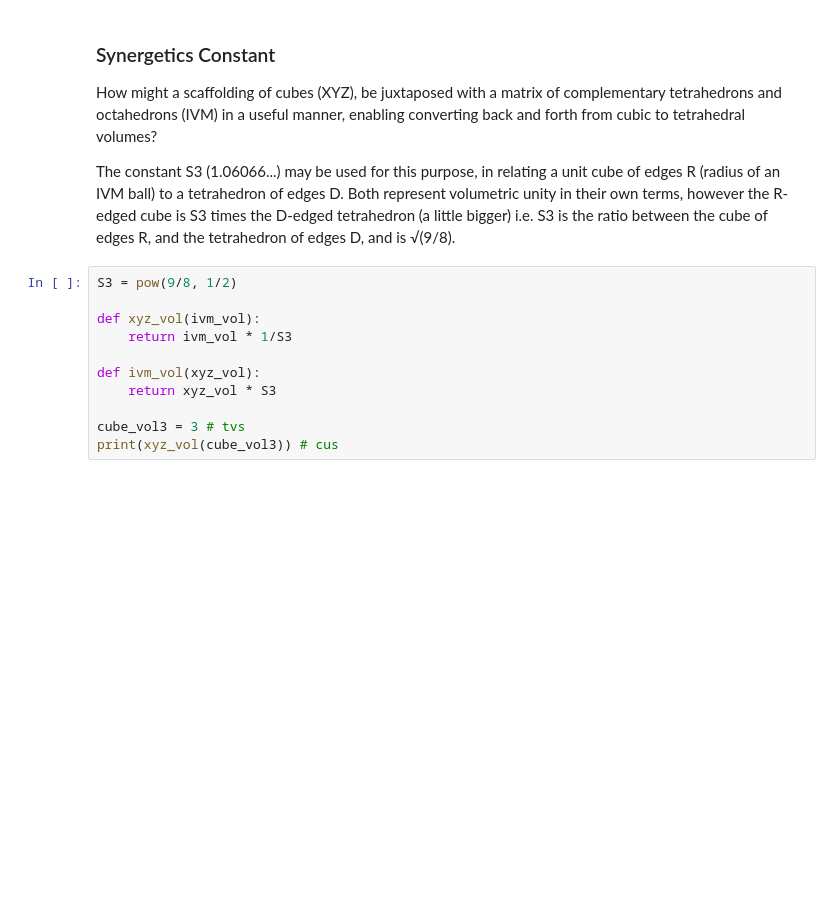
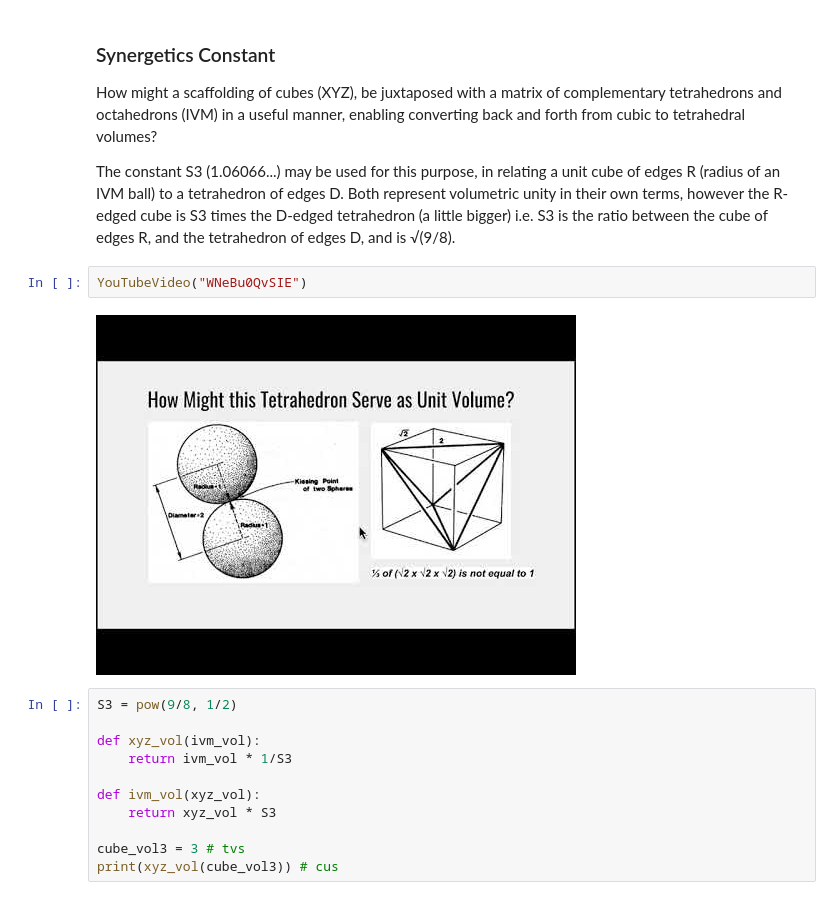
Before and after one commit to 4dsolutions/DigitalMathematics, a Jupyter notebook: MartianMath.ipynb, the cells around one changed output. Saved outputs shown, nothing was run; the diff lists cells and outputs as text; blank space fills up the shorter version.

```diff
--- a/MartianMath.ipynb
+++ b/MartianMath.ipynb
@@ -140,6 +142,10 @@ Using the regular tetrahedron as unit volume is more innovative than it sounds,
 How might a scaffolding of cubes (XYZ), be juxtaposed with a matrix of complementary tetrahedrons and octahedrons (IVM) in a useful manner, enabling converting back and forth from cubic to tetrahedral volumes?
 
 The constant S3 (1.06066...) may be used for this purpose, in relating a unit cube of edges R (radius of an IVM ball) to a tetrahedron of edges D.  Both represent volumetric unity in their own terms, however the R-edged cube is S3 times the D-edged tetrahedron (a little bigger) i.e. S3 is the ratio between the cube of edges R, and the tetrahedron of edges D, and is √(9/8).
+# %%
+YouTubeVideo("WNeBu0QvSIE")
+# %% [output]
+[figure, added]
 # %%
 S3 = pow(9/8, 1/2)
 
```
Also changed, not shown: parts of 4 cells of this notebook.
